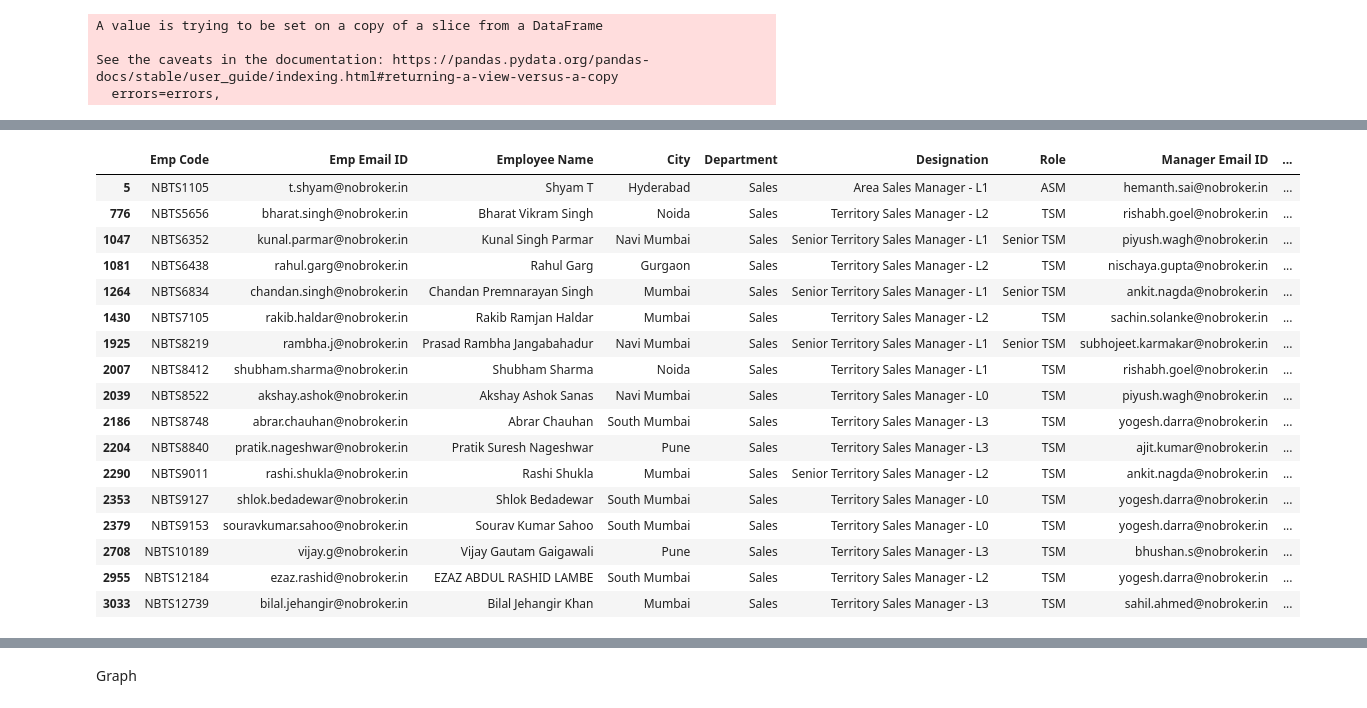
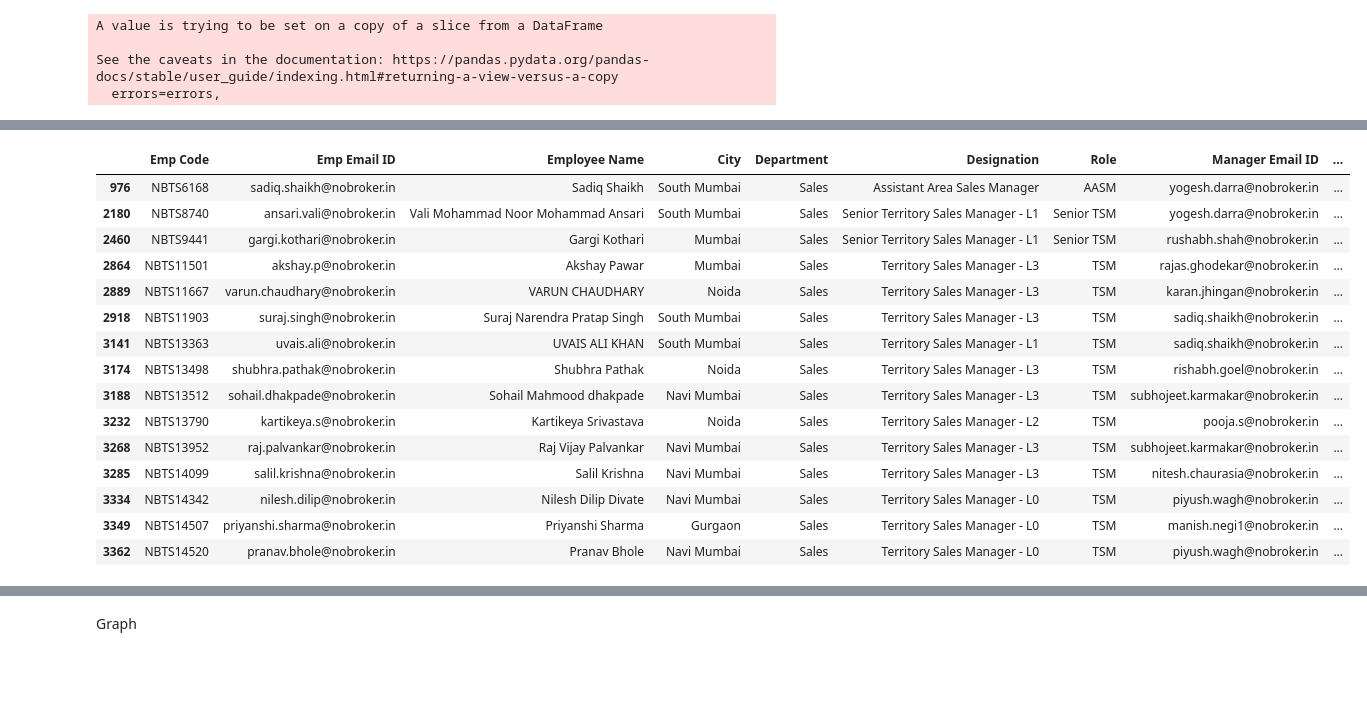
Before and after one commit to waytoakash/waytoakash, a Jupyter notebook: Master_Script_Akash.ipynb, the cells around one changed output, grey strips where cells are left out. Drawn from its saved outputs; the diff is of its cells as text; code cells hidden in the pictures; blank space fills up the shorter version.

```diff
--- a/Master_Script_Akash.ipynb
+++ b/Master_Script_Akash.ipynb
@@ -435,15 +461,17 @@ pip_report_monthly.to_csv("PIP_Report_Dec_updatd.csv")
 # %%
 
-gc = gspread.authorize(GoogleCredentials.get_application_default())
+#gc = gspread.authorize(GoogleCredentials.get_application_default())
 from gspread_dataframe import set_with_dataframe
 spreadSheetId = "12LQMaBOMSQ_6KB0v-C2a4Y6_rSTwsUas5EUThKv9Vn8"
 rangeName = "PIP Report Monthly"
 wb = gc.open_by_key(spreadSheetId)
 ws = wb.worksheet(rangeName)
 #ws.clear()
+row = 199
+col = 3
 
 df = pd.DataFrame(pip_report_monthly)
-set_with_dataframe(ws, df)
+set_with_dataframe(ws, df,row = row,col = col)
 # %% [markdown]
 #**🆑 Demo_Calculater**
 # %%
@@ -3858,7 +4037,7 @@ comp.shape
 # %%
 # Write to Sheet
 
-gc = gspread.authorize(GoogleCredentials.get_application_default())
+#gc = gspread.authorize(GoogleCredentials.get_application_default())
 from gspread_dataframe import set_with_dataframe
 spreadSheetId = "1ssQ1ByPj0rVT5M34JTbpdpLWBR8YWPMrY7Xpo9mKxso"
 rangeName = "Compliance"
@@ -3870,7 +4049,7 @@ set_with_dataframe(ws, df)
 
 ############################
 
-gc = gspread.authorize(GoogleCredentials.get_application_default())
+#gc = gspread.authorize(GoogleCredentials.get_application_default())
 from gspread_dataframe import set_with_dataframe
 spreadSheetId = "1ssQ1ByPj0rVT5M34JTbpdpLWBR8YWPMrY7Xpo9mKxso"
 rangeName = "Total_TSM"
@@ -3880,4 +4059,18 @@ ws.clear()
 
 df = pd.DataFrame(md2)
 set_with_dataframe(ws, df)
+
+############################
+
+
+#gc = gspread.authorize(GoogleCredentials.get_application_default())
+from gspread_dataframe import set_with_dataframe
+spreadSheetId = "1ssQ1ByPj0rVT5M34JTbpdpLWBR8YWPMrY7Xpo9mKxso"
+rangeName = "MC Election Compliance"
+wb = gc.open_by_key(spreadSheetId)
+ws = wb.worksheet(rangeName)
+ws.clear()
+
+df = pd.DataFrame(mc_election_final)
+set_with_dataframe(ws, df)
 # %% [markdown]
@@ -3905,39 +4120,37 @@ masterUniview = reduce(lambda left,right: pd.merge(left,right, on=['Employee ema
 # %%
 # HR Data
 
-sheet  = gc.open_by_url('https://docs.google.com/spreadsheets/d/1IHV2Kge3YC7xqj1Gg0YdX0swzZHfJsxcSQuLf4CBGjE/edit#gid=0')
-sheet =  sheet.get_worksheet(2)
+sheet  = gc.open_by_url('https://docs.google.com/spreadsheets/d/1eyti4vepfvUG1nIk3OQuWqHKwlZfe5WLOjRELXBTuM0/edit#gid=0')
+sheet =  sheet.get_worksheet(4)
 HR = pd.DataFrame(sheet.get_all_records())
 HR = HR[['Emp Code', 'Official Email ID','Employee Name','Location', 'Department', 'Designation','Role','Reporting Supervisor E-mail ID',
          'Status', 'DOJ', 'Reporting Date','LWD', 'On Field Status', 'In PIP/ On Notice Status']]
 
 HR.rename({'Official Email ID':'Emp Email ID','Location':'City', 'Reporting Supervisor E-mail ID': 'Manager Email ID',
          'Status':'Emp Status', 'Reporting Date':'DOR'}, inplace = True, axis = 1)
 HR = HR[~(HR['Emp Code'].isna())]
 HR = HR[HR['Emp Code'] != '']
 HR[['DOJ','DOR','LWD']] = HR[['DOJ','DOR','LWD']].apply(changeDateFormat)
 HR[['Emp Code']] = HR[['Emp Code']].apply(cleanText)
 HR = HR[HR['Role'].isin(['TSM','Senior TSM', 'AASM','ASM', 'Senior ASM','City Head'])]
 HR[HR['In PIP/ On Notice Status']=='In PIP']
 # %% [output]
 |  | Emp Code | Emp Email ID | Employee Name | City | Department | Designation | Role | Manager Email ID | ... |
-| 5 | NBTS1105 | t.shyam@nobroker.in | Shyam T | Hyderabad | Sales | Area Sales Manager - L1 | ASM | hemanth.sai@nobroker.in | ... |
-| 776 | NBTS5656 | bharat.singh@nobroker.in | Bharat Vikram Singh | Noida | Sales | Territory Sales Manager - L2 | TSM | rishabh.goel@nobroker.in | ... |
-| 1047 | NBTS6352 | kunal.parmar@nobroker.in | Kunal Singh Parmar | Navi Mumbai | Sales | Senior Territory Sales Manager - L1 | Senior TSM | piyush.wagh@nobroker.in | ... |
-| 1081 | NBTS6438 | rahul.garg@nobroker.in | Rahul Garg | Gurgaon | Sales | Territory Sales Manager - L2 | TSM | nischaya.gupta@nobroker.in | ... |
-| 1264 | NBTS6834 | chandan.singh@nobroker.in | Chandan Premnarayan Singh | Mumbai | Sales | Senior Territory Sales Manager - L1 | Senior TSM | ankit.nagda@nobroker.in | ... |
-| 1430 | NBTS7105 | rakib.haldar@nobroker.in | Rakib Ramjan Haldar | Mumbai | Sales | Territory Sales Manager - L2 | TSM | sachin.solanke@nobroker.in | ... |
-| 1925 | NBTS8219 | rambha.j@nobroker.in | Prasad Rambha Jangabahadur | Navi Mumbai | Sales | Senior Territory Sales Manager - L1 | Senior TSM | subhojeet.karmakar@nobroker.in | ... |
-| 2007 | NBTS8412 | shubham.sharma@nobroker.in | Shubham Sharma | Noida | Sales | Territory Sales Manager - L1 | TSM | rishabh.goel@nobroker.in | ... |
-| 2039 | NBTS8522 | akshay.ashok@nobroker.in | Akshay Ashok Sanas | Navi Mumbai | Sales | Territory Sales Manager - L0 | TSM | piyush.wagh@nobroker.in | ... |
-| 2186 | NBTS8748 | abrar.chauhan@nobroker.in | Abrar Chauhan | South Mumbai | Sales | Territory Sales Manager - L3 | TSM | yogesh.darra@nobroker.in | ... |
-| 2204 | NBTS8840 | pratik.nageshwar@nobroker.in | Pratik Suresh Nageshwar | Pune | Sales | Territory Sales Manager - L3 | TSM | ajit.kumar@nobroker.in | ... |
-| 2290 | NBTS9011 | rashi.shukla@nobroker.in | Rashi Shukla | Mumbai | Sales | Senior Territory Sales Manager - L2 | TSM | ankit.nagda@nobroker.in | ... |
-| 2353 | NBTS9127 | shlok.bedadewar@nobroker.in | Shlok Bedadewar | South Mumbai | Sales | Territory Sales Manager - L0 | TSM | yogesh.darra@nobroker.in | ... |
-| 2379 | NBTS9153 | souravkumar.sahoo@nobroker.in | Sourav Kumar Sahoo | South Mumbai | Sales | Territory Sales Manager - L0 | TSM | yogesh.darra@nobroker.in | ... |
-| 2708 | NBTS10189 | vijay.g@nobroker.in | Vijay Gautam Gaigawali | Pune | Sales | Territory Sales Manager - L3 | TSM | bhushan.s@nobroker.in | ... |
-| 2955 | NBTS12184 | ezaz.rashid@nobroker.in | EZAZ ABDUL RASHID LAMBE | South Mumbai | Sales | Territory Sales Manager - L2 | TSM | yogesh.darra@nobroker.in | ... |
-| 3033 | NBTS12739 | bilal.jehangir@nobroker.in | Bilal Jehangir Khan | Mumbai | Sales | Territory Sales Manager - L3 | TSM | sahil.ahmed@nobroker.in | ... |
+| 976 | NBTS6168 | sadiq.shaikh@nobroker.in | Sadiq Shaikh | South Mumbai | Sales | Assistant Area Sales Manager | AASM | yogesh.darra@nobroker.in | ... |
+| 2180 | NBTS8740 | ansari.vali@nobroker.in | Vali Mohammad Noor Mohammad Ansari | South Mumbai | Sales | Senior Territory Sales Manager - L1 | Senior TSM | yogesh.darra@nobroker.in | ... |
+| 2460 | NBTS9441 | gargi.kothari@nobroker.in | Gargi Kothari | Mumbai | Sales | Senior Territory Sales Manager - L1 | Senior TSM | rushabh.shah@nobroker.in | ... |
+| 2864 | NBTS11501 | akshay.p@nobroker.in | Akshay Pawar | Mumbai | Sales | Territory Sales Manager - L3 | TSM | rajas.ghodekar@nobroker.in | ... |
+| 2889 | NBTS11667 | varun.chaudhary@nobroker.in | VARUN CHAUDHARY | Noida | Sales | Territory Sales Manager - L3 | TSM | karan.jhingan@nobroker.in | ... |
+| 2918 | NBTS11903 | suraj.singh@nobroker.in | Suraj Narendra Pratap Singh | South Mumbai | Sales | Territory Sales Manager - L3 | TSM | sadiq.shaikh@nobroker.in | ... |
+| 3141 | NBTS13363 | uvais.ali@nobroker.in | UVAIS ALI KHAN | South Mumbai | Sales | Territory Sales Manager - L1 | TSM | sadiq.shaikh@nobroker.in | ... |
+| 3174 | NBTS13498 | shubhra.pathak@nobroker.in | Shubhra Pathak | Noida | Sales | Territory Sales Manager - L3 | TSM | rishabh.goel@nobroker.in | ... |
+| 3188 | NBTS13512 | sohail.dhakpade@nobroker.in | Sohail Mahmood dhakpade | Navi Mumbai | Sales | Territory Sales Manager - L3 | TSM | subhojeet.karmakar@nobroker.in | ... |
+| 3232 | NBTS13790 | kartikeya.s@nobroker.in | Kartikeya Srivastava | Noida | Sales | Territory Sales Manager - L2 | TSM | pooja.s@nobroker.in | ... |
+| 3268 | NBTS13952 | raj.palvankar@nobroker.in | Raj Vijay Palvankar | Navi Mumbai | Sales | Territory Sales Manager - L3 | TSM | subhojeet.karmakar@nobroker.in | ... |
+| 3285 | NBTS14099 | salil.krishna@nobroker.in | Salil Krishna | Navi Mumbai | Sales | Territory Sales Manager - L3 | TSM | nitesh.chaurasia@nobroker.in | ... |
+| 3334 | NBTS14342 | nilesh.dilip@nobroker.in | Nilesh Dilip Divate | Navi Mumbai | Sales | Territory Sales Manager - L0 | TSM | piyush.wagh@nobroker.in | ... |
+| 3349 | NBTS14507 | priyanshi.sharma@nobroker.in | Priyanshi Sharma | Gurgaon | Sales | Territory Sales Manager - L0 | TSM | manish.negi1@nobroker.in | ... |
+| 3362 | NBTS14520 | pranav.bhole@nobroker.in | Pranav Bhole | Navi Mumbai | Sales | Territory Sales Manager - L0 | TSM | piyush.wagh@nobroker.in | ... |
 # %%
 masterUniviewSummary =  masterUniview.groupby(['Employee email id']).agg({'Meetings Completed':'sum','Task Completed':'sum', 'Total Leads':'sum','With MC Election Date':'sum','With Flat Counts':'sum'}).reset_index()
 masterUniviewSummary.rename(columns = {'Employee email id':'Emp Email ID'}, inplace = True)
```
Also changed, not shown: parts of 306 cells of this notebook.
